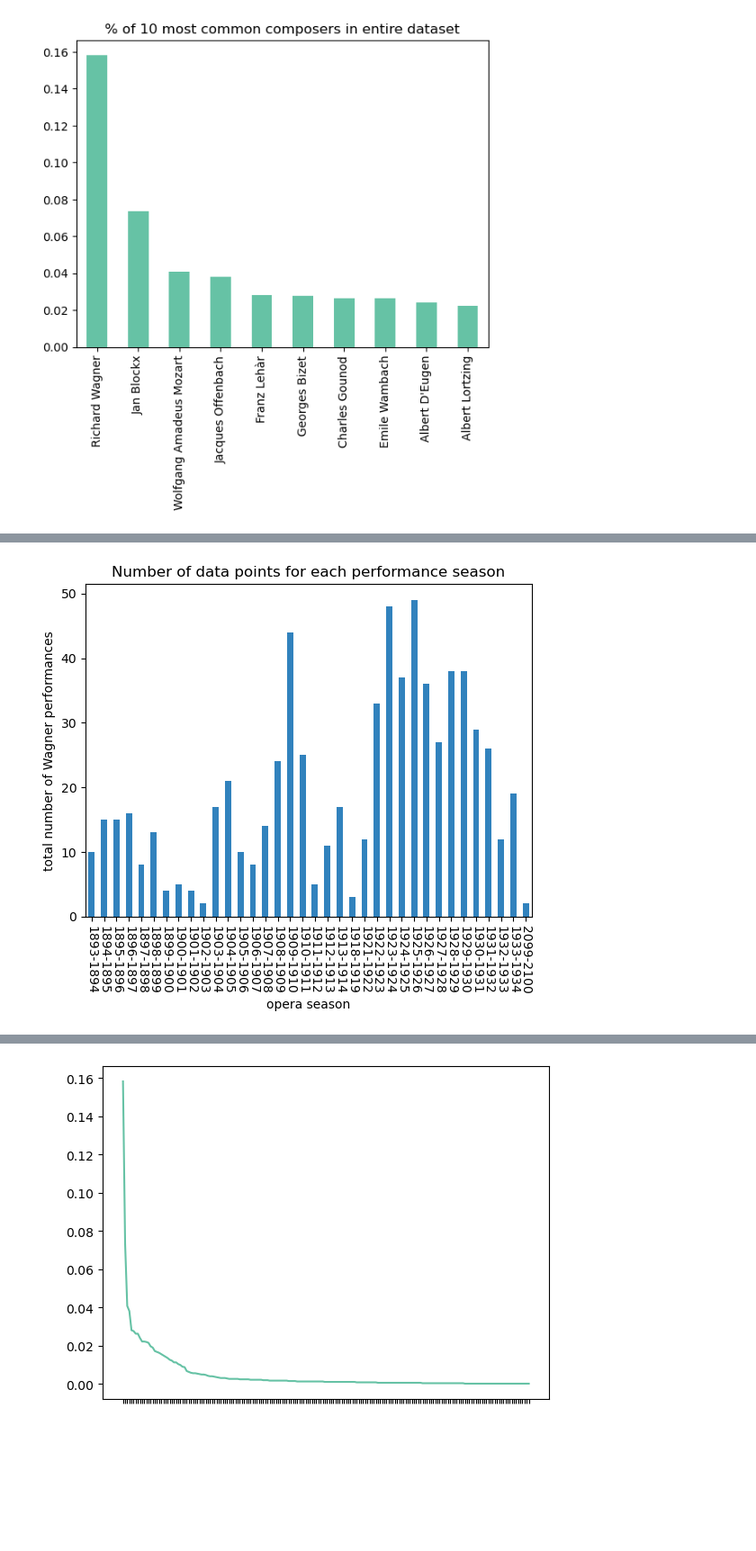
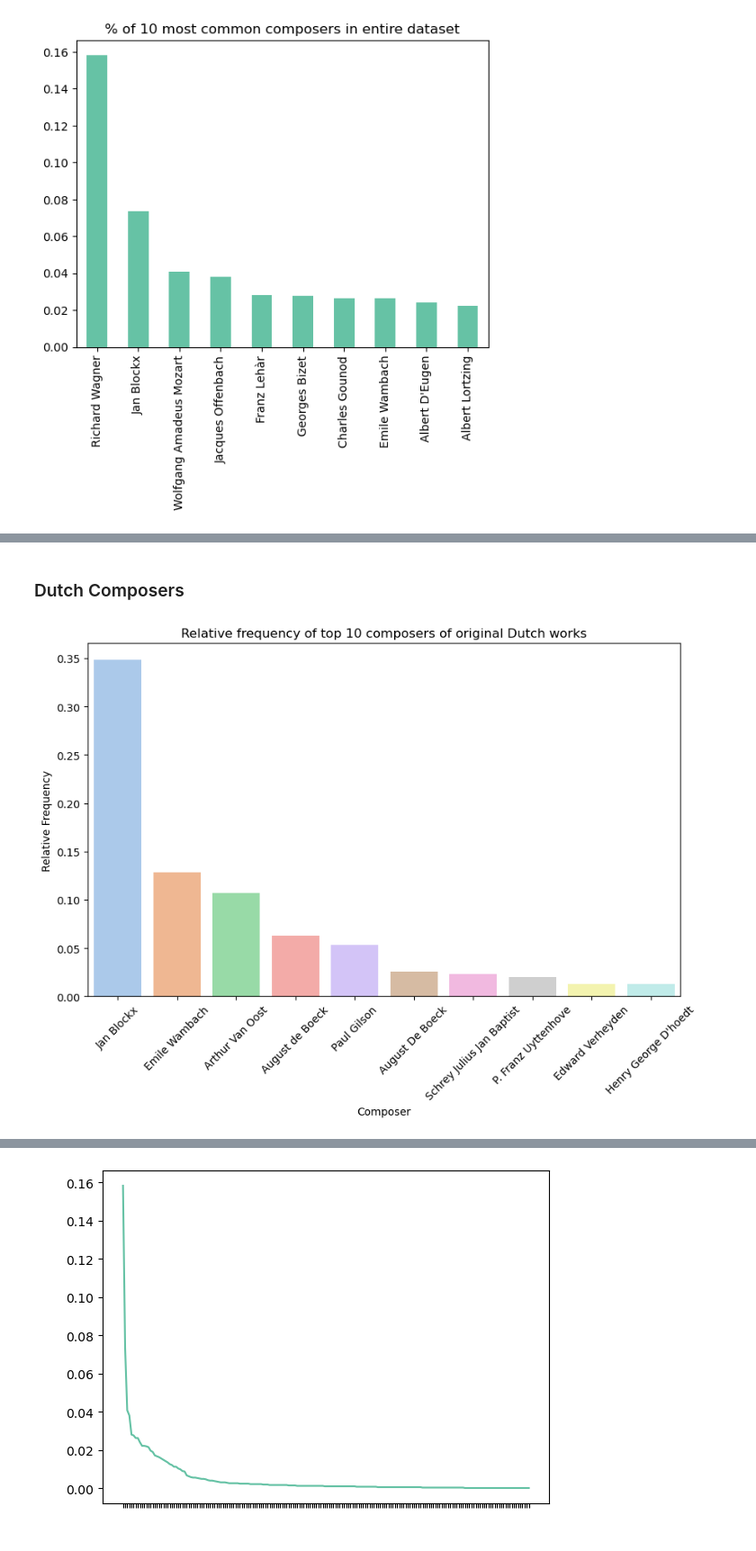
Before and after one commit to MonaDT/OPERA, a Jupyter notebook: notebooks/Data_exploration.ipynb, the cells around one changed output, grey strips where cells are left out. Shown at 90% size. Saved outputs shown, nothing was run; the diff lists cells and outputs as text; code cells hidden in the pictures; blank space fills up the shorter version.

```diff
--- a/notebooks/Data_exploration.ipynb
+++ b/notebooks/Data_exploration.ipynb
@@ -62,14 +37,14 @@ df2['Composer'].value_counts(normalize=True).head(10).plot(kind='bar', title= 'T
-# %%
-wagner = df[df["Composer"] == 'Richard Wagner']
-counts = wagner['Season'].value_counts().sort_index(axis=0).plot(kind='bar', colormap='tab20c')
-
-# Add labels and title to the plot
-plt.xlabel('opera season')
-plt.ylabel('total number of Wagner performances')
-plt.xticks( rotation=-90)
-plt.title('Number of data points for each performance season')
-
-
-plt.show()
-# %% [output]
-[figure, removed]
+# %% [markdown]
+### Dutch Composers
+# %%
+df2 = df[df["Original language"] == 'NL']
+nl = df2['Composer'].value_counts(normalize=True).head(10)
+plt.figure(figsize=(10,6))
+ax = sns.barplot(x=nl.index, y=nl.values, palette='pastel')
+plt.title('Relative frequency of top 10 composers of original Dutch works')
+plt.xlabel('Composer')
+plt.ylabel('Relative Frequency')
+plt.xticks(rotation=45)
+plt.show()
+# %% [output]
+[figure, added]
```
Also changed, not shown: parts of 30 cells of this notebook, 2 other files.
